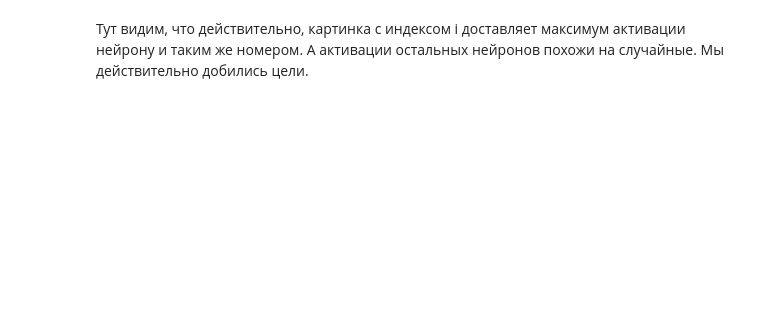
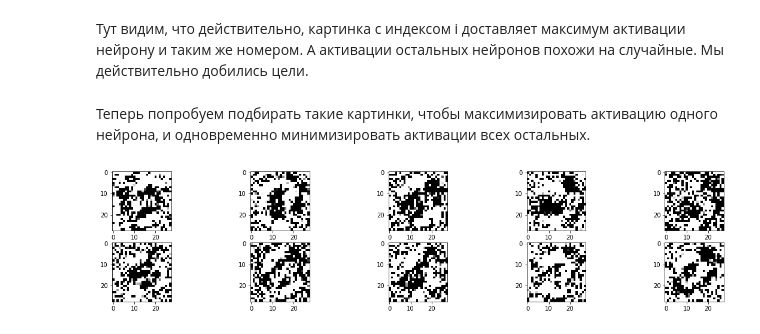
Before and after one commit to atercygnus/Otus-DeepLearningEngeneer, a Jupyter notebook: lesson9/ae_homework.ipynb, the cells around one changed output. Saved outputs shown, nothing was run; the diff lists cells and outputs as text; code cells hidden in the pictures; blank space fills up the shorter version.

```diff
--- a/lesson9/ae_homework.ipynb
+++ b/lesson9/ae_homework.ipynb
@@ -429,2 +407,36 @@ plt.show()
 # %% [markdown]
 Тут видим, что действительно, картинка с индексом i доставляет максимум активации нейрону и таким же номером. А активации остальных нейронов похожи на случайные. Мы действительно добились цели.
+# %% [markdown]
+Теперь попробуем подбирать такие картинки, чтобы максимизировать активацию одного нейрона, и одновременно минимизировать активации всех остальных.
+# %%
+# массив изображений, доставляющих макимум активаций нейрона. По одному изображению на нейрон.
+imgs = []
+for neuron_n in range(10):
+    # случайное изображение, которое мы будем оптимизировать
+    img = torch.tensor((np.random.rand(1, 1, 28, 28) - .5)/.5, dtype=torch.float, requires_grad=True)
+    # Тренируем изображение
+    adam = torch.optim.Adam([img], lr=5e-4)
+    for i in range(50000):
+        adam.zero_grad()
+        # Вычисляем тангенс от изображеня для контроля диапазона значений параметров
+        img_tanh = torch.tanh(img)
+        # максимизируем активацию первого латентного нейрона, лосс ей противоположен
+        img_ = img_tanh.view([-1, 28*28]).cuda()
+
+        out = models[1].E(img_)[0]
+        mask = torch.tensor(np.full((10), .1), dtype=torch.float).cuda()
+        mask[neuron_n] = -1
+        loss = torch.sum(mask * out)
+
+        #
+        loss.backward()
+        adam.step()
+    imgs.append(img_tanh.view(28, 28).detach().numpy())
+# %%
+f = plt.figure(figsize=(20, 4))
+
+for i, img in enumerate(imgs):
+    ax = f.add_subplot(2, 5, i+1)
+    plt.imshow(img+.5, cmap = matplotlib.cm.binary)
+# %% [output]
+[figure, added]
```
Also changed, not shown: parts of 14 cells of this notebook.
